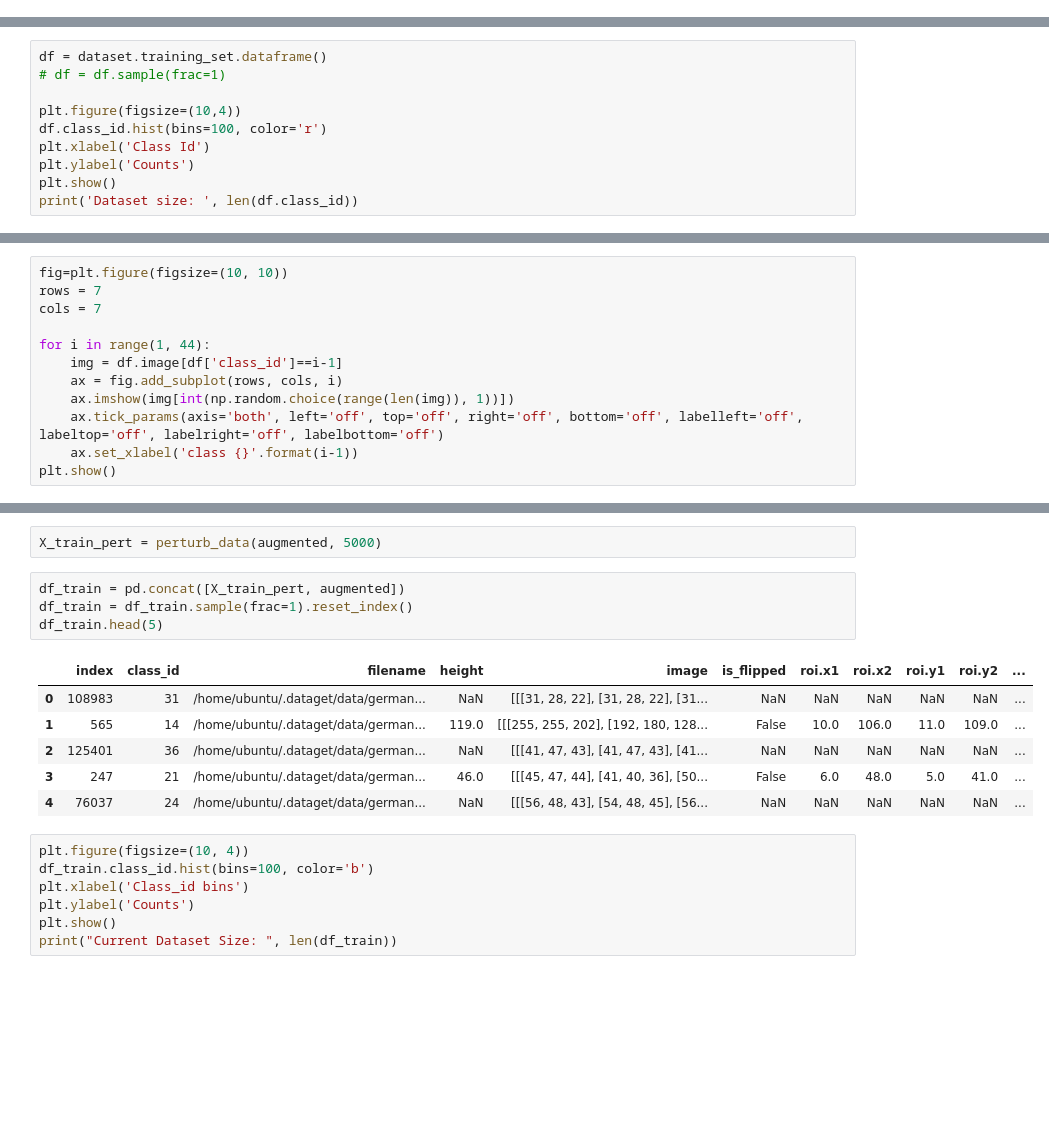
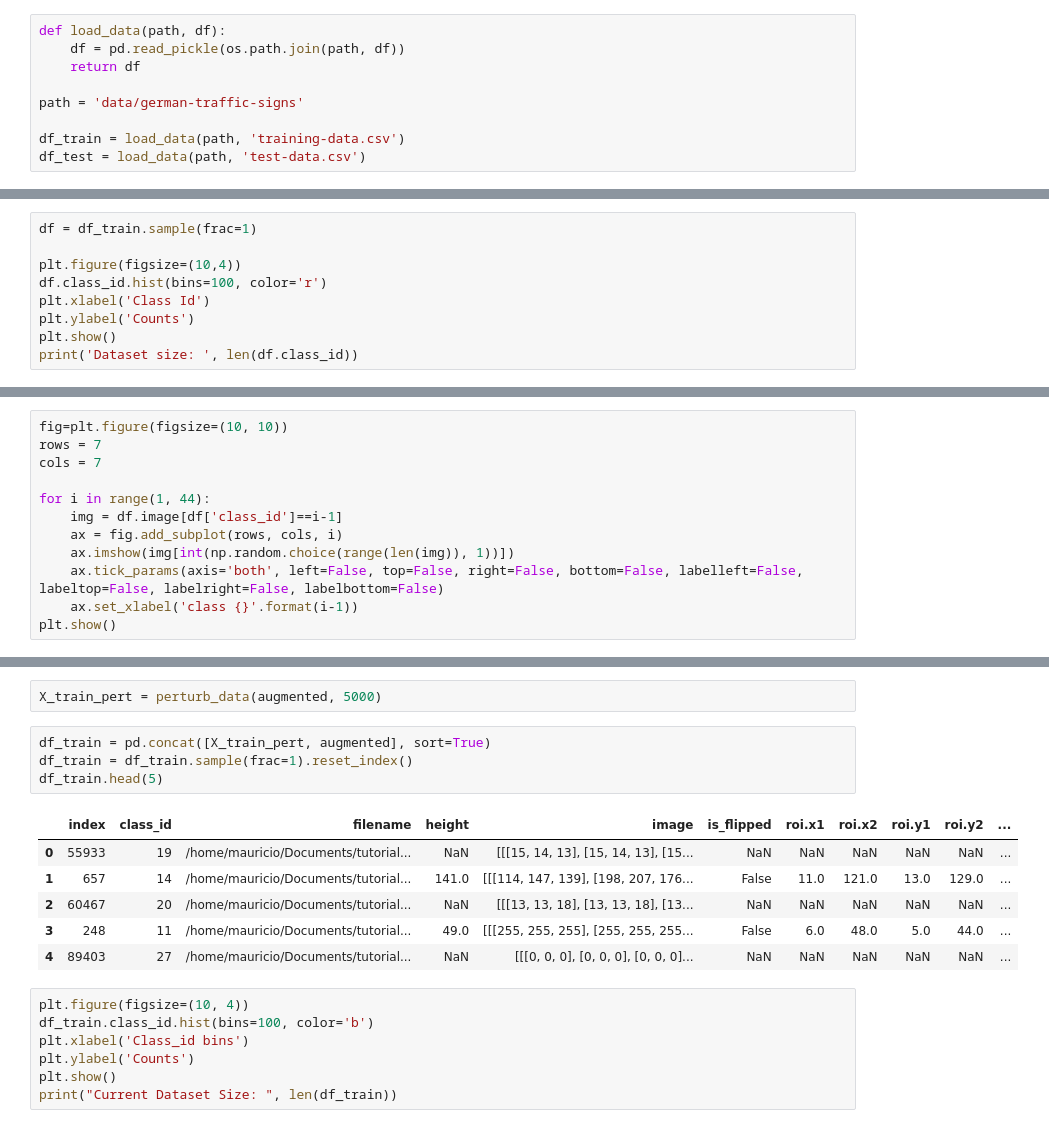
Before and after one commit to maurehur/german-traffic-signs, a Jupyter notebook: german_traffic_signs.ipynb, the cells around one changed output, grey strips where cells are left out. Drawn from its saved outputs; the diff is of its cells as text; blank space fills up the shorter version.

```diff
--- a/german_traffic_signs.ipynb
+++ b/german_traffic_signs.ipynb
@@ -23,0 +39,9 @@ dataset = data("german-traffic-signs").get()
+# %%
+def load_data(path, df):
+    df = pd.read_pickle(os.path.join(path, df))
+    return df
+
+path = 'data/german-traffic-signs'
+
+df_train = load_data(path, 'training-data.csv')
+df_test = load_data(path, 'test-data.csv')
@@ -24,6 +57,5 @@ dataset = data("german-traffic-signs").get()
 # %%
-df = dataset.training_set.dataframe()
-# df = df.sample(frac=1)
+df = df_train.sample(frac=1)
 
 plt.figure(figsize=(10,4))
 df.class_id.hist(bins=100, color='r')
@@ -43,7 +75,7 @@ for i in range(1, 44):
     img = df.image[df['class_id']==i-1]
     ax = fig.add_subplot(rows, cols, i)
     ax.imshow(img[int(np.random.choice(range(len(img)), 1))])
-    ax.tick_params(axis='both', left='off', top='off', right='off', bottom='off', labelleft='off', labeltop='off', labelright='off', labelbottom='off')
+    ax.tick_params(axis='both', left=False, top=False, right=False, bottom=False, labelleft=False, labeltop=False, labelright=False, labelbottom=False)
     ax.set_xlabel('class {}'.format(i-1))
 plt.show()
 # %% [output]
@@ -198,16 +232,16 @@ def perturb_data(df, n):
 # %%
 X_train_pert = perturb_data(augmented, 5000)
 # %%
-df_train = pd.concat([X_train_pert, augmented])
+df_train = pd.concat([X_train_pert, augmented], sort=True)
 df_train = df_train.sample(frac=1).reset_index()
 df_train.head(5)
 # %% [output]
 |  | index | class_id | filename | height | image | is_flipped | roi.x1 | roi.x2 | roi.y1 | roi.y2 | ... |
-| 0 | 108983 | 31 | /home/ubuntu/.dataget/data/german... | NaN | [[[31, 28, 22], [31, 28, 22], [31... | NaN | NaN | NaN | NaN | NaN | ... |
-| 1 | 565 | 14 | /home/ubuntu/.dataget/data/german... | 119.0 | [[[255, 255, 202], [192, 180, 128... | False | 10.0 | 106.0 | 11.0 | 109.0 | ... |
-| 2 | 125401 | 36 | /home/ubuntu/.dataget/data/german... | NaN | [[[41, 47, 43], [41, 47, 43], [41... | NaN | NaN | NaN | NaN | NaN | ... |
-| 3 | 247 | 21 | /home/ubuntu/.dataget/data/german... | 46.0 | [[[45, 47, 44], [41, 40, 36], [50... | False | 6.0 | 48.0 | 5.0 | 41.0 | ... |
-| 4 | 76037 | 24 | /home/ubuntu/.dataget/data/german... | NaN | [[[56, 48, 43], [54, 48, 45], [56... | NaN | NaN | NaN | NaN | NaN | ... |
+| 0 | 55933 | 19 | /home/mauricio/Documents/tutorial... | NaN | [[[15, 14, 13], [15, 14, 13], [15... | NaN | NaN | NaN | NaN | NaN | ... |
+| 1 | 657 | 14 | /home/mauricio/Documents/tutorial... | 141.0 | [[[114, 147, 139], [198, 207, 176... | False | 11.0 | 121.0 | 13.0 | 129.0 | ... |
+| 2 | 60467 | 20 | /home/mauricio/Documents/tutorial... | NaN | [[[13, 13, 18], [13, 13, 18], [13... | NaN | NaN | NaN | NaN | NaN | ... |
+| 3 | 248 | 11 | /home/mauricio/Documents/tutorial... | 49.0 | [[[255, 255, 255], [255, 255, 255... | False | 6.0 | 48.0 | 5.0 | 44.0 | ... |
+| 4 | 89403 | 27 | /home/mauricio/Documents/tutorial... | NaN | [[[0, 0, 0], [0, 0, 0], [0, 0, 0]... | NaN | NaN | NaN | NaN | NaN | ... |
 # %%
 plt.figure(figsize=(10, 4))
 df_train.class_id.hist(bins=100, color='b')
```
Also changed, not shown: parts of 16 cells of this notebook, 2 other files.
